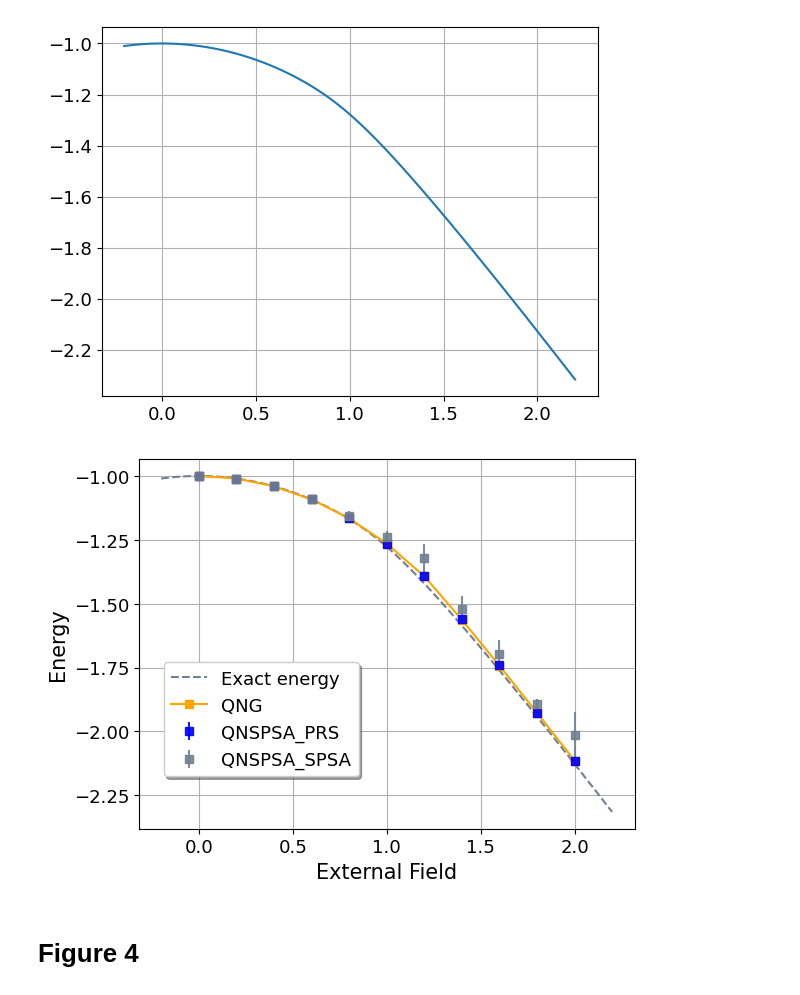
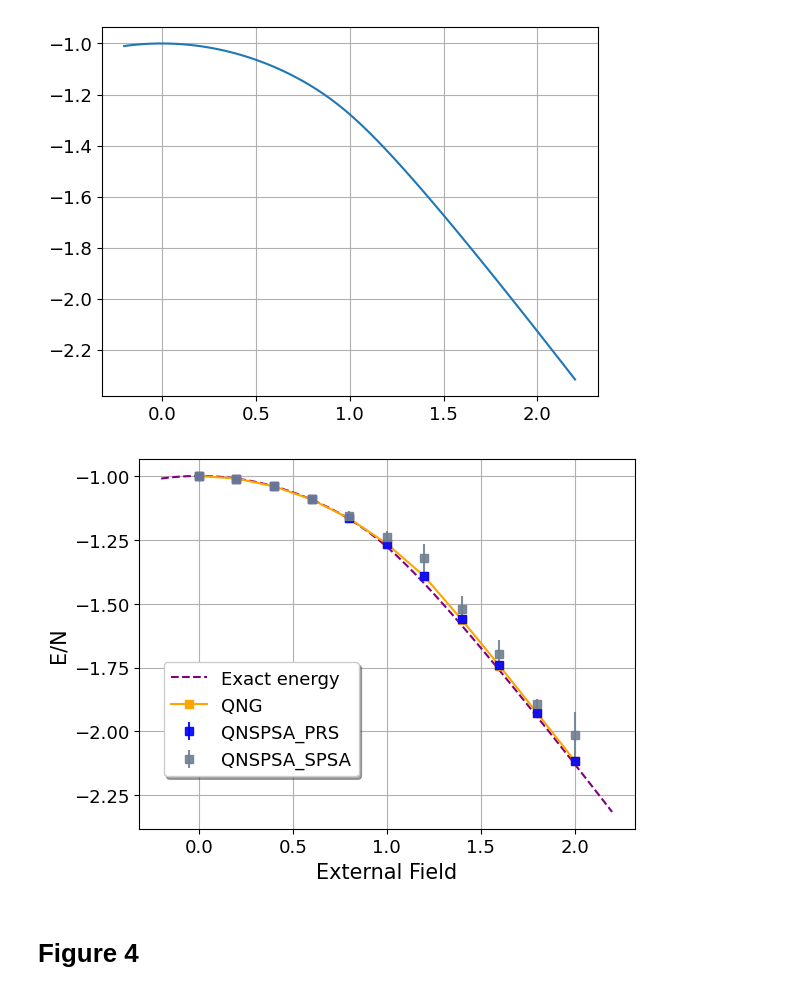
Before and after one commit to nguyenvulinh666/Variational-Quantum-EigeinSolver, a Jupyter notebook: Plot_data.ipynb, the cells around one changed output. Cells and saved outputs as stored; diff of their text form; code cells hidden in the pictures.

Commit message:
Update figure

```diff
--- a/Plot_data.ipynb
+++ b/Plot_data.ipynb
@@ -489,37 +489,37 @@ import matplotlib.pyplot as plt
 import matplotlib
 
 fontsize = 13
 
 distance2 = np.linspace(-0.2,2.2,121)
 external_field_value = np.linspace(0,2, 11)
 
 fig, ax = plt.subplots()
 
 plt.grid()
 
-plt.plot(distance2 , gs_energy_J1h_multiple, "--", color='slategrey', label='Exact energy')
+plt.plot(distance2 , gs_energy_J1h_multiple, "--", color='purple', label='Exact energy')
 plt.plot(external_field_value, QNG_ReAm_12_1_500_J1h0_0__2_0, marker='s', label='QNG', color='orange')
 
 # plt.scatter(external_field_value, mean_QNSPSA_PRS_ReAm_12_1_500_J1h0_0__2_0,  marker='s', color='blue', alpha = 0.9, label='QNSPSA_PSR',zorder=10)
 
 plt.errorbar(external_field_value, mean_QNSPSA_PRS_ReAm_12_1_500_J1h0_0__2_0, yerr = std_QNSPSA_PRS_ReAm_12_1_500_J1h0_0__2_0, fmt ='s', color="blue", label='QNSPSA_PRS', alpha = .9)
 plt.errorbar(external_field_value, mean_QNSPSA_SPSA_ReAm_12_1_500_J1h0_0__2_0, yerr = std_QNSPSA_SPSA_ReAm_12_1_500_J1h0_0__2_0, fmt ='s', color="slategrey", label='QNSPSA_SPSA', alpha = .9)
 
 
 plt.xlabel("External Field", fontsize=fontsize+2)
-plt.ylabel("Energy", fontsize=fontsize+2)
+plt.ylabel("E/N", fontsize=fontsize+2)
 matplotlib.rc('xtick', labelsize= fontsize)
 matplotlib.rc('ytick', labelsize= fontsize)
 plt.locator_params(axis="x", nbins=6)
 plt.locator_params(axis="y", nbins=6)
 
 fig.legend(loc='lower left' ,bbox_to_anchor=(0.15,0.2),  ncol=1, fancybox=True, shadow=True, fontsize=fontsize)
 
-file_type = 'png'
+file_type = 'svg'
 
 fig.savefig(f'./figure/Figure3-ReAm-QNSPSA_PRS_different_externalfield.{file_type}', format=file_type, dpi=600, bbox_inches='tight')
 # %% [output]
-[figure, old version]
+[figure, new version]
 # %% [markdown]
 # Figure 4
 # %%
```
Also changed, not shown: parts of 1 cell of this notebook, 4 other files.
